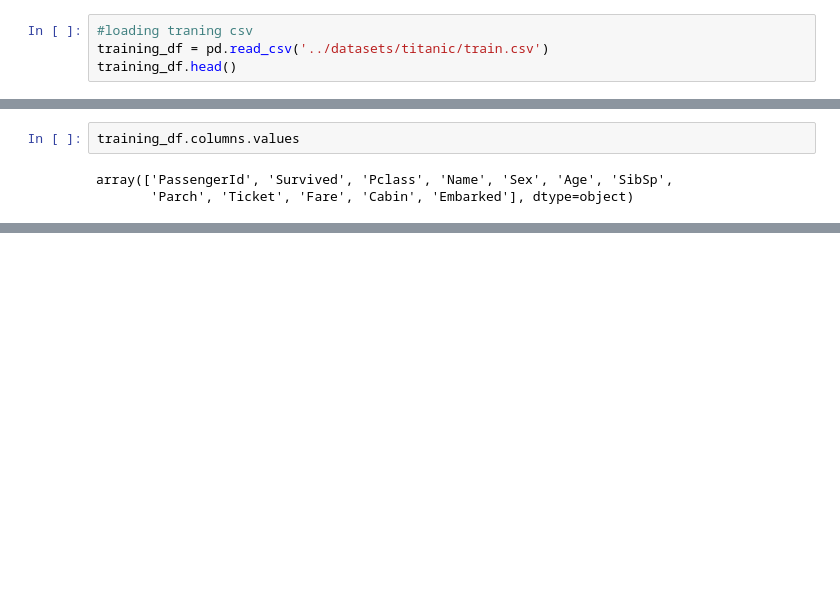
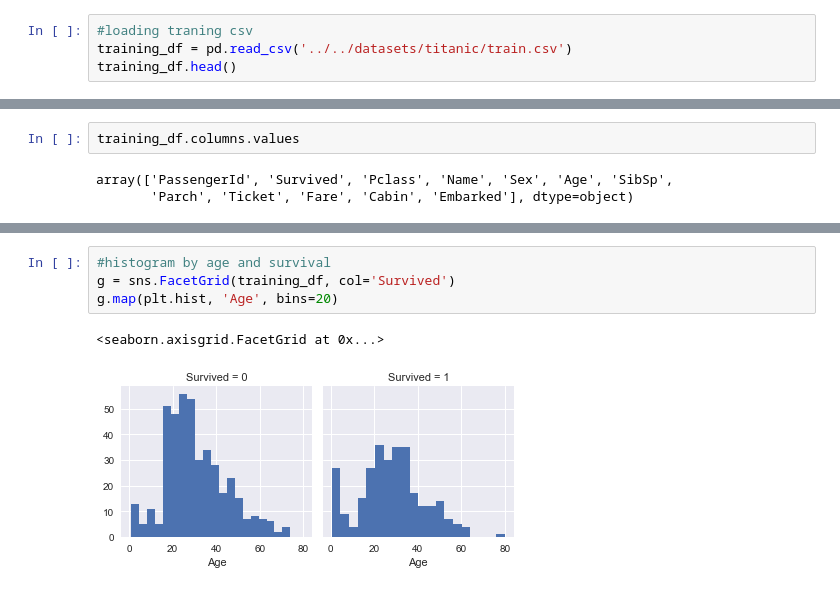
Before and after one commit to urihoffmann/titanic-competition-kaggle, a Jupyter notebook: Titanic.ipynb, the cells around one changed output, grey strips where cells are left out. Cells and saved outputs as stored; diff of their text form; blank space fills up the shorter version.

```diff
--- a/Titanic.ipynb
+++ b/Titanic.ipynb
@@ -32,7 +43,7 @@ from sklearn.tree import DecisionTreeClassifier
 I am going to use pandas to read the csv and manipulate it
 # %%
 #loading traning csv
-training_df = pd.read_csv('../datasets/titanic/train.csv')
+training_df = pd.read_csv('../../datasets/titanic/train.csv')
 training_df.head()
 # %% [output]
 |  | PassengerId | Survived | Pclass | Name | Sex | Age | SibSp | Parch | Ticket | Fare | ... |
@@ -68,0 +251,7 @@ Index([u'PassengerId', u'Survived', u'Pclass', u'Name', u'Sex', u'Age',
+# %%
+#histogram by age and survival
+g = sns.FacetGrid(training_df, col='Survived')
+g.map(plt.hist, 'Age', bins=20)
+# %% [output]
+<seaborn.axisgrid.FacetGrid at 0x...>
+[figure, added]
```
Also changed, not shown: parts of 73 cells of this notebook.
